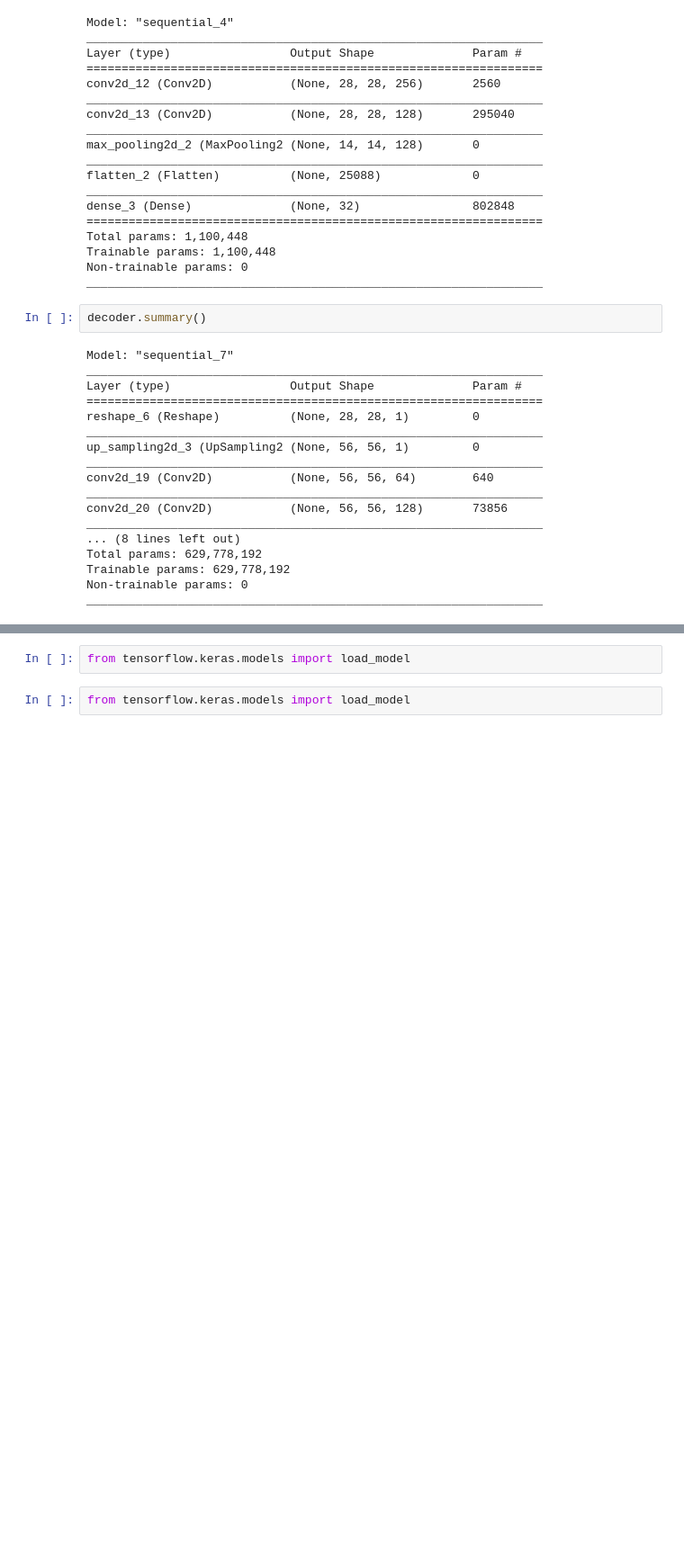
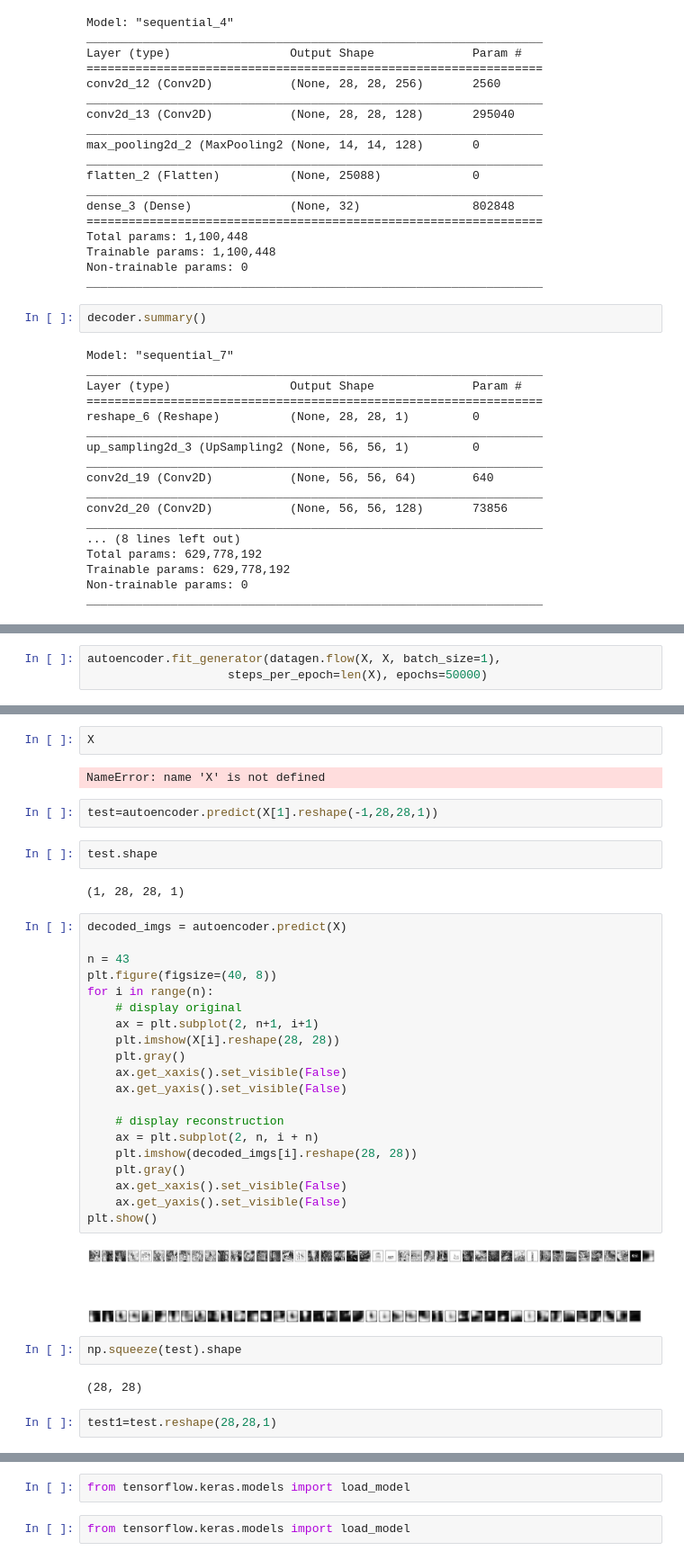
Before and after one commit to denisdunn/estee_lauder, a Jupyter notebook: Autoencoder_denis.ipynb, the cells around one changed output, grey strips where cells are left out. Shown at 90% size. Saved outputs shown, nothing was run; the diff lists cells and outputs as text; blank space fills up the shorter version.

Commit message:
generator

```diff
--- a/Autoencoder_denis.ipynb
+++ b/Autoencoder_denis.ipynb
@@ -369,0 +419,3 @@ pwd
+# %%
+autoencoder.fit_generator(datagen.flow(X, X, batch_size=1),
+                    steps_per_epoch=len(X), epochs=50000)
@@ -369,0 +441,38 @@ pwd
+# %%
+X
+# %% [output]
+NameError: name 'X' is not defined
+# %%
+test=autoencoder.predict(X[1].reshape(-1,28,28,1))
+# %%
+test.shape
+# %% [output]
+(1, 28, 28, 1)
+# %%
+decoded_imgs = autoencoder.predict(X)
+
+n = 43
+plt.figure(figsize=(40, 8))
+for i in range(n):
+    # display original
+    ax = plt.subplot(2, n+1, i+1)
+    plt.imshow(X[i].reshape(28, 28))
+    plt.gray()
+    ax.get_xaxis().set_visible(False)
+    ax.get_yaxis().set_visible(False)
+
+    # display reconstruction
+    ax = plt.subplot(2, n, i + n)
+    plt.imshow(decoded_imgs[i].reshape(28, 28))
+    plt.gray()
+    ax.get_xaxis().set_visible(False)
+    ax.get_yaxis().set_visible(False)
+plt.show()
+# %% [output]
+[figure, added]
+# %%
+np.squeeze(test).shape
+# %% [output]
+(28, 28)
+# %%
+test1=test.reshape(28,28,1)
```
Also changed, not shown: parts of 25 cells of this notebook.
